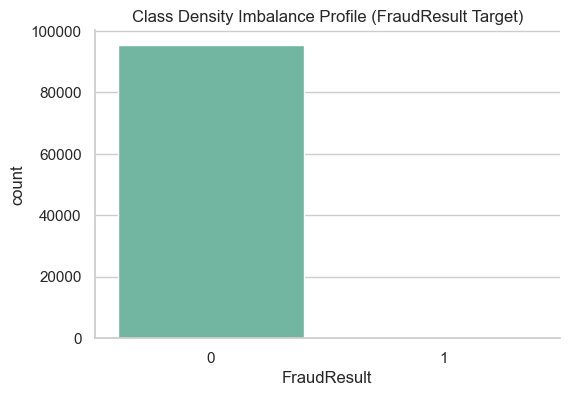
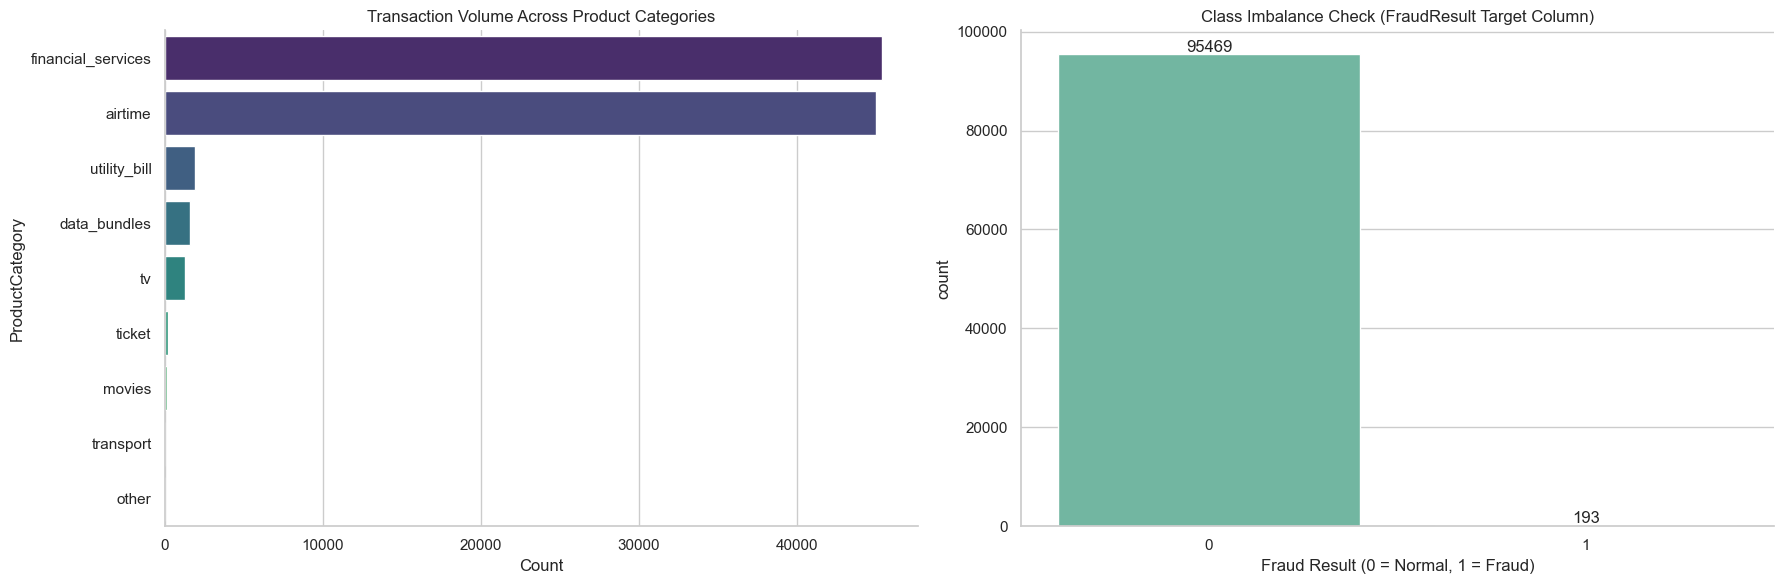
Unified diff of the notebook cell whose output changed from the first chart to the second:
--- before
+++ after
@@ -1,11 +1,24 @@
-# Statistical Outlier Detection using IQR
-q1, q3 = df['Amount'].quantile(0.25), df['Amount'].quantile(0.75)
-iqr = q3 - q1
-outliers = df[(df['Amount'] > (q3 + 1.5 * iqr)) | (df['Amount'] < (q1 - 1.5 * iqr))]
-print(f"Total quantitative outliers flagged across transactions: {len(outliers)} entries ({len(outliers)/len(df)*100:.2f}%).")
+fig, axes = plt.subplots(1, 2, figsize=(18, 6))
 
-# Target Feature Imbalance Profiling
-fig, ax = plt.subplots(figsize=(6, 4))
-sns.countplot(data=df, x='FraudResult', palette='Set2', ax=ax)
-ax.set_title('Class Density Imbalance Profile (FraudResult Target)')
+# Distribution of transaction product categories
+sns.countplot(data=df, y='ProductCategory', order=df['ProductCategory'].value_counts().index, ax=axes[0], palette='viridis')
+axes[0].set_title('Transaction Volume Across Product Categories')
+axes[0].set_xlabel('Count')
+
+# Target Imbalance Verification
+sns.countplot(data=df, x='FraudResult', ax=axes[1], palette='Set2')
+axes[1].set_title('Class Imbalance Check (FraudResult Target Column)')
+axes[1].set_xlabel('Fraud Result (0 = Normal, 1 = Fraud)')
+
+# Annotate counts on the bar charts
+for p in axes[1].patches:
+    axes[1].annotate(f'{int(p.get_height())}', (p.get_x() + p.get_width() / 2., p.get_height()),
+                ha='center', va='center', xytext=(0, 5), textcoords='offset points')
+
+plt.tight_layout()
+
+# Save the plot explicitly before showing it
+plt.savefig("plots/target_distribution.png", dpi=300, bbox_inches="tight")
+print("Saved: plots/target_distribution.png")
+
 plt.show()

Commit: feat: build full project folder architecture matching README map